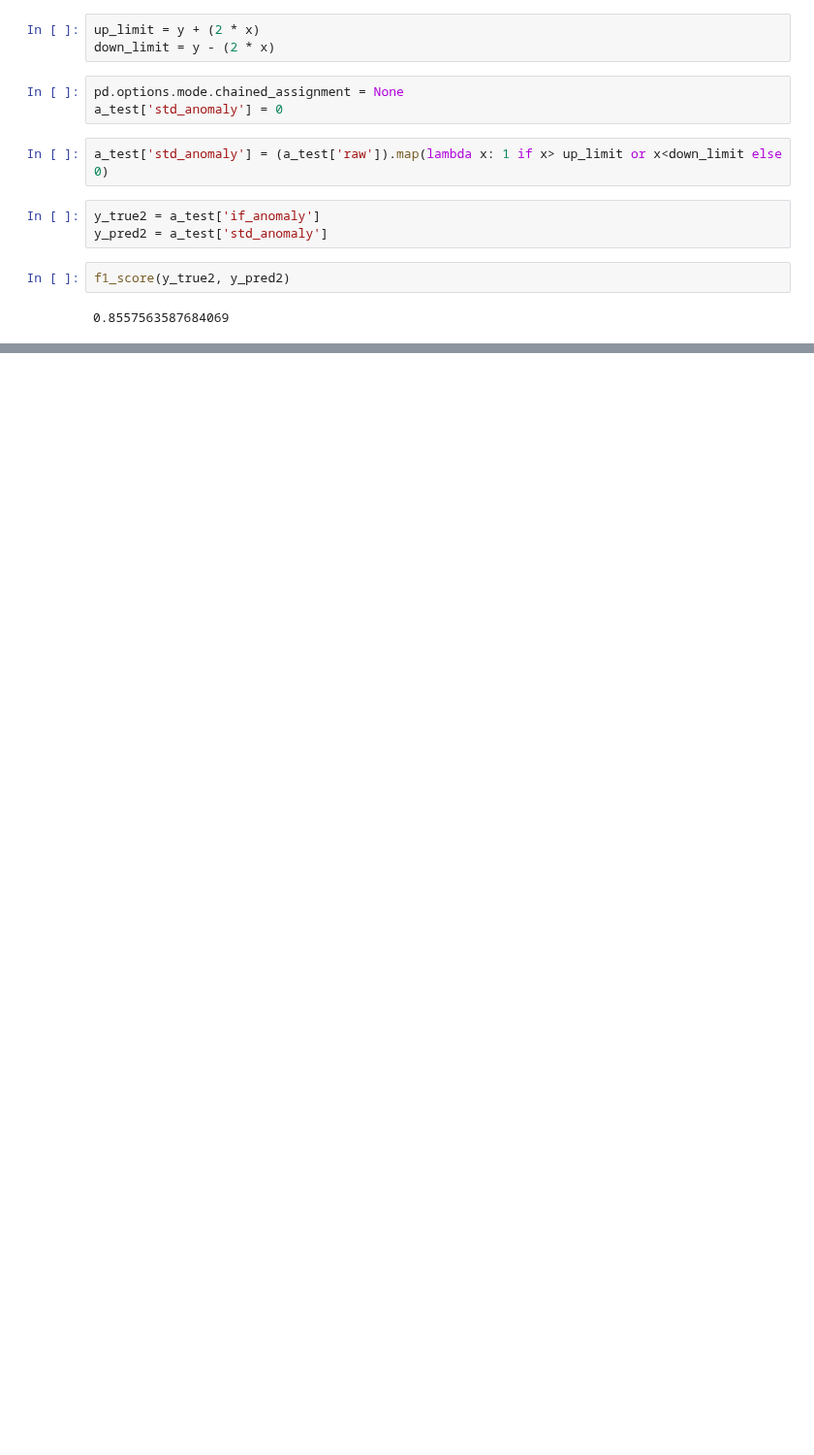
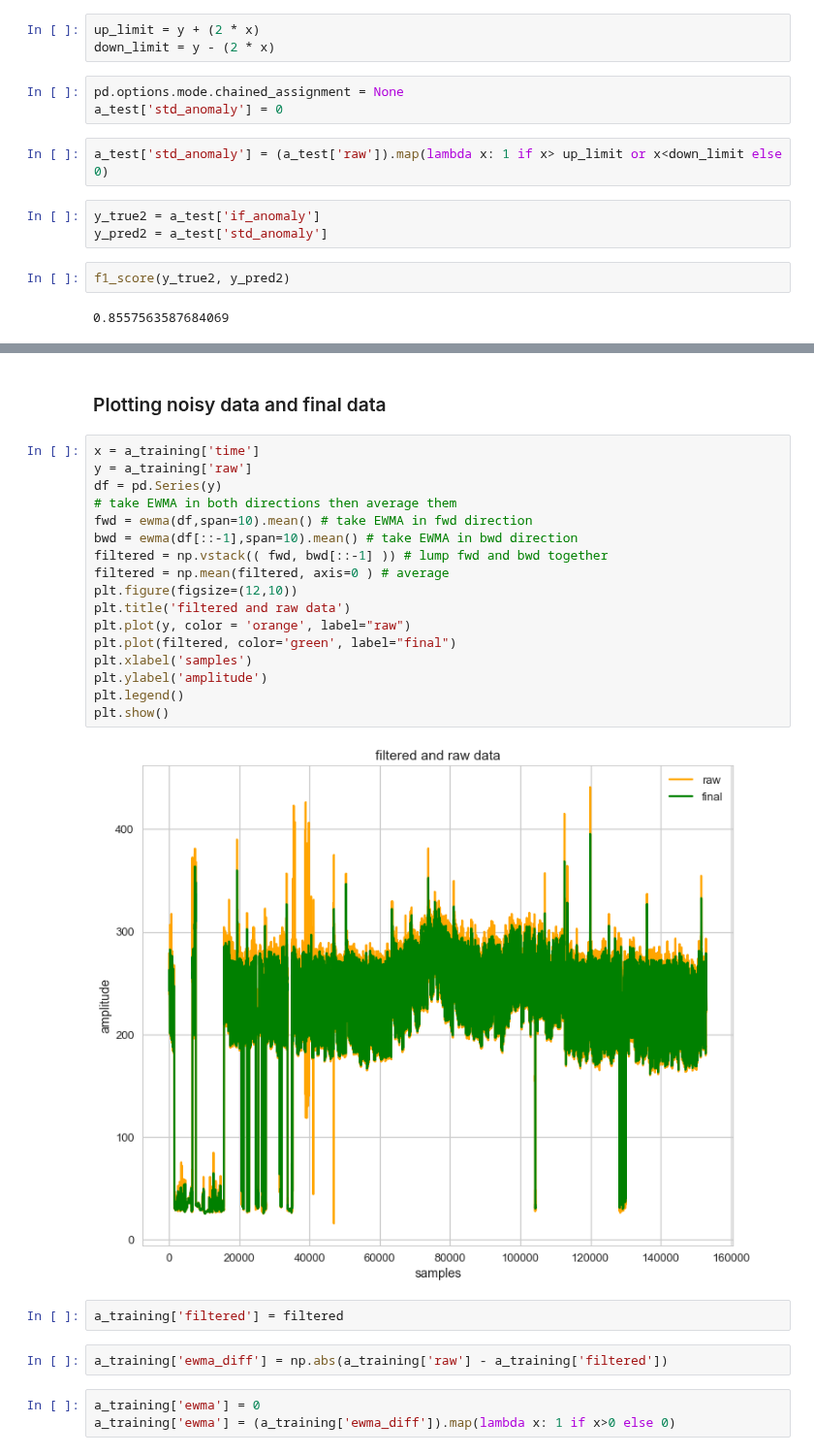
Before and after one commit to efemeryds/flow_exploration, a Jupyter notebook: notebooks/anomalies-detection-site-[7881].ipynb, the cells around one changed output, grey strips where cells are left out. Shown at 97% size. Cells and saved outputs as stored; diff of their text form; blank space fills up the shorter version.

```diff
--- a/notebooks/anomalies-detection-site-[7881].ipynb
+++ b/notebooks/anomalies-detection-site-[7881].ipynb
@@ -238,0 +269,28 @@ f1_score(y_true2, y_pred2)
+# %% [markdown]
+### Plotting noisy data and final data
+# %%
+x = a_training['time']
+y = a_training['raw']
+df = pd.Series(y)
+# take EWMA in both directions then average them
+fwd = ewma(df,span=10).mean() # take EWMA in fwd direction
+bwd = ewma(df[::-1],span=10).mean() # take EWMA in bwd direction
+filtered = np.vstack(( fwd, bwd[::-1] )) # lump fwd and bwd together
+filtered = np.mean(filtered, axis=0 ) # average
+plt.figure(figsize=(12,10))
+plt.title('filtered and raw data')
+plt.plot(y, color = 'orange', label="raw")
+plt.plot(filtered, color='green', label="final")
+plt.xlabel('samples')
+plt.ylabel('amplitude')
+plt.legend()
+plt.show()
+# %% [output]
+[figure, added]
+# %%
+a_training['filtered'] = filtered
+# %%
+a_training['ewma_diff'] = np.abs(a_training['raw'] - a_training['filtered'])
+# %%
+a_training['ewma'] = 0
+a_training['ewma'] = (a_training['ewma_diff']).map(lambda x: 1 if x>0 else 0)
```
Also changed, not shown: parts of 9 cells of this notebook.
